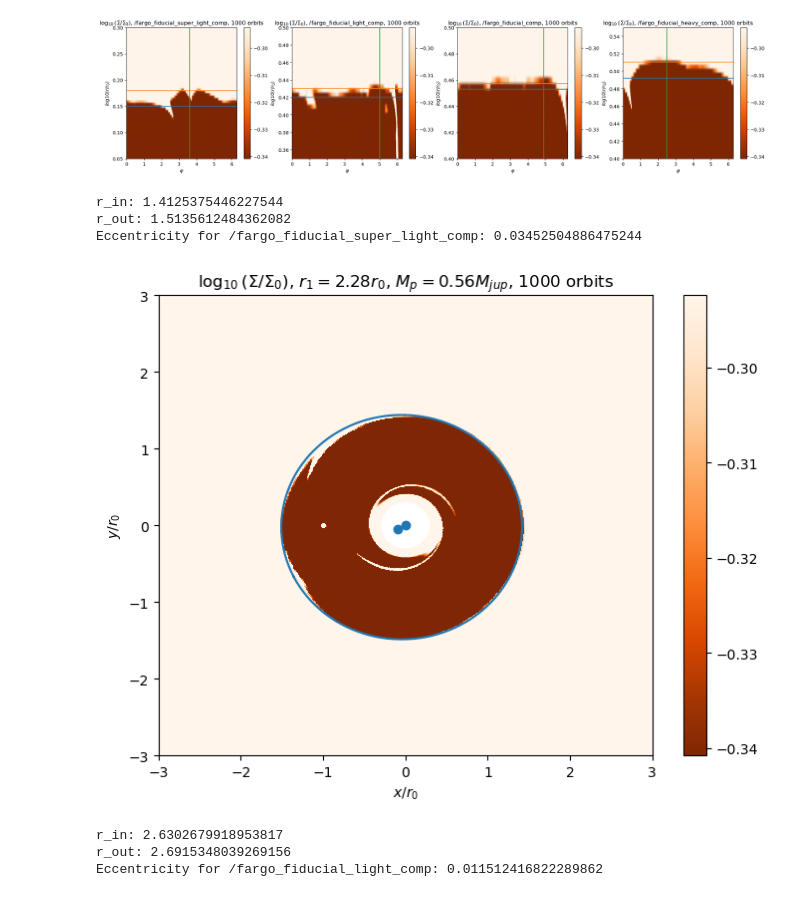
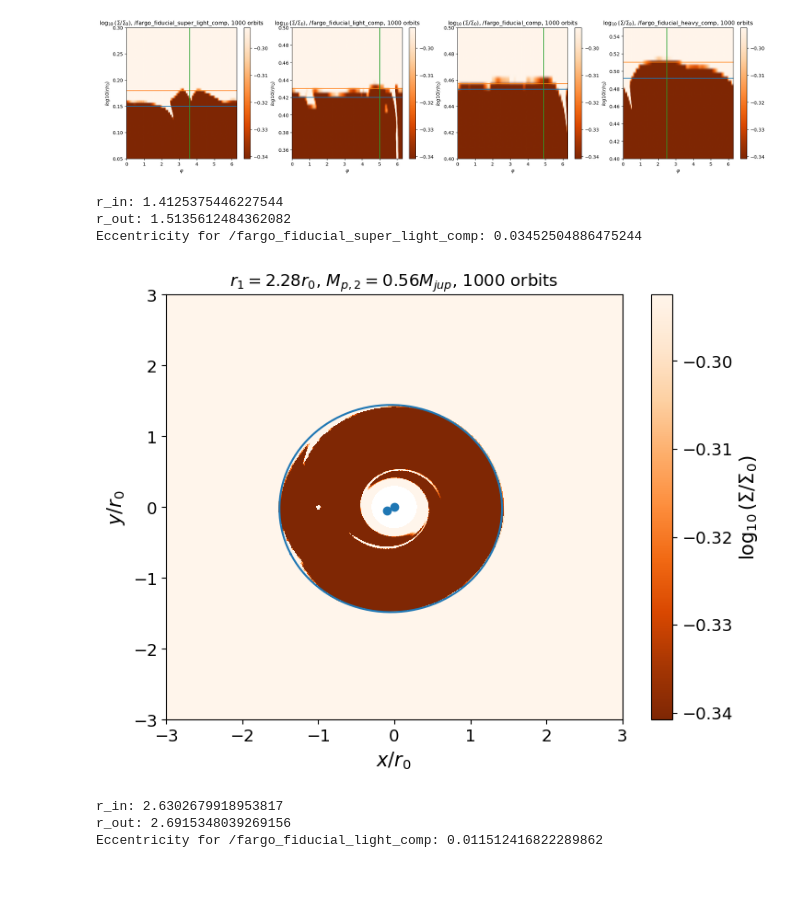
Before and after one commit to CatharinaHock/Bachelor_thesis_home, a Jupyter notebook: jupyter notebooks/thesis_suited_plots_maybe/radmc3d_sims/Examining_eccentricity_companion.ipynb, the cells around one changed output. Cells and saved outputs as stored; diff of their text form; code cells hidden in the pictures.

Commit message:
added correct colorbar labels to figures

```diff
--- a/jupyter notebooks/thesis_suited_plots_maybe/radmc3d_sims/Examining_eccentricity_companion.ipynb
+++ b/jupyter notebooks/thesis_suited_plots_maybe/radmc3d_sims/Examining_eccentricity_companion.ipynb
@@ -133,36 +137,36 @@ e = (r_out-r_in)/2
 b = np.sqrt(a**2-e**2)
 print(f"r_in: {r_in}\nr_out: {r_out}")
 path = paths[model_ind]
 print(f"Eccentricity for {path[43:-5]}: {e/a}")
 
 centerx = e
 centery = 0
 philist = np.linspace(0,2*np.pi,360)
 
 x_ell_ = centerx + a*np.cos(philist)
 y_ell_ = centery + b*np.sin(philist)
 
 phi = 3.6
 x_ell = x_ell_*np.cos(phi) - y_ell_*np.sin(phi)
 y_ell = +x_ell_*np.sin(phi) + y_ell_*np.cos(phi)
 
 plt.figure(figsize=(8,6))
 plt.plot(x_ell,y_ell)
 plt.scatter([0,2*e*np.cos(phi)],[0,2*e*np.sin(phi)], zorder=3)
 plt.pcolormesh(X, Y,np.log10(rho_cube[model_ind][-1]/rho_cube[model_ind][0]),cmap=cm.Oranges_r,clim = (np.log10(0.51),np.log10(0.49)))
 
-plt.title(f"$\\log_{{10}} \\left(\\Sigma / \\Sigma_0\\right)$, {titles[model_ind]}, {(frame)*10} orbits")
+plt.title(f"{titles[model_ind]}, {(frame)*10} orbits")
 plt.xlim(-3,3)
 plt.ylim(-3,3)
-plt.colorbar()
+plt.colorbar(label="$\\log_{{10}} \\left(\\Sigma / \\Sigma_0\\right)$")
 plt.xlabel("$x/r_0$")
 plt.ylabel("$y/r_0$")
 plt.savefig("img/not_strange_ecc.PNG", bbox_inches="tight")
 # %% [output]
 r_in: 1.4125375446227544
 r_out: 1.5135612484362082
 Eccentricity for /fargo_fiducial_super_light_comp: 0.03452504886475244
-[figure, old version]
+[figure, new version]
 # %%
 
 model_ind = [1,2,0,3][1]
```
Also changed, not shown: parts of 2 cells of this notebook, 33 other files.
